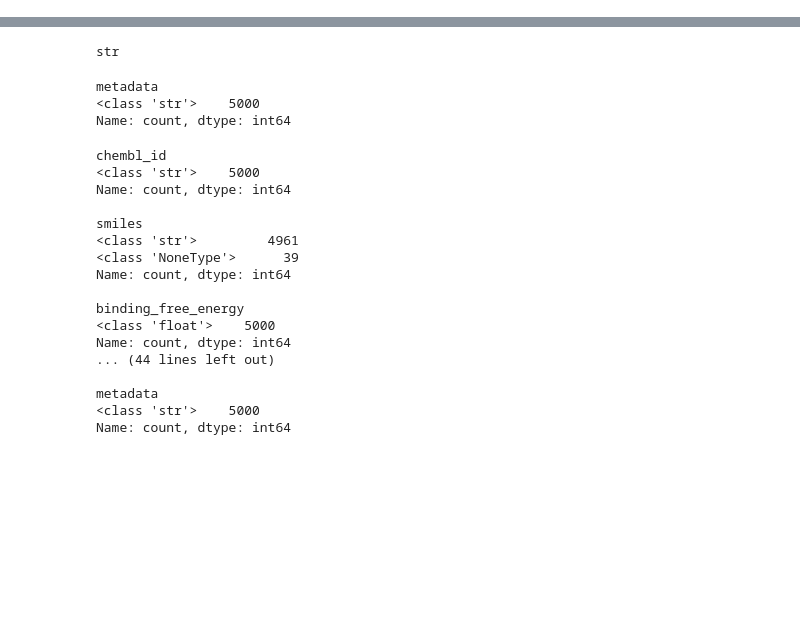
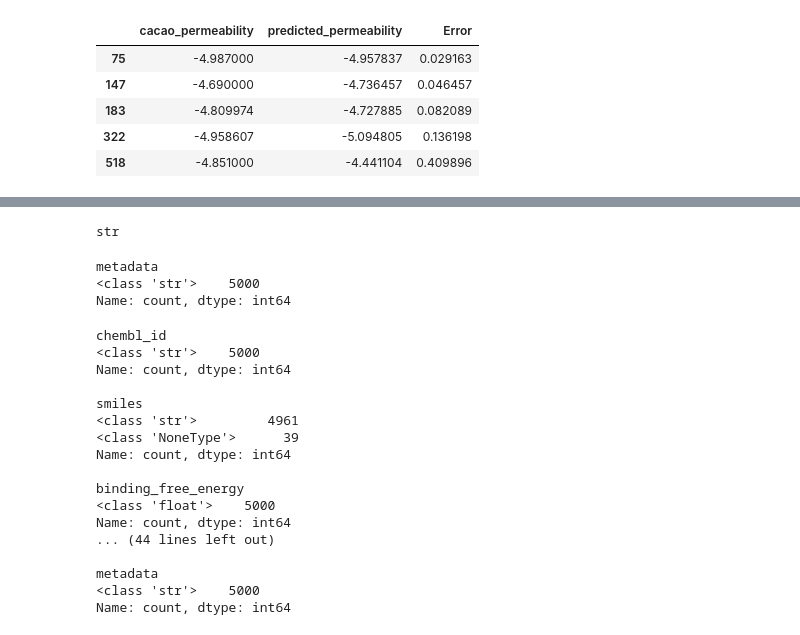
Before and after one commit to Azulene-Labs/SanjitAzuleneLabs, a Jupyter notebook: drug_dataset/enrich_properties/enrich_properties_test.ipynb, the cells around one changed output, grey strips where cells are left out. Cells and saved outputs as stored; diff of their text form; code cells hidden in the pictures; blank space fills up the shorter version.

```diff
--- a/drug_dataset/enrich_properties/enrich_properties_test.ipynb
+++ b/drug_dataset/enrich_properties/enrich_properties_test.ipynb
@@ -10,0 +14,4 @@ import joblib
+# %%
+## Get Cacao permeability data
+from tdc.single_pred import ADME
+cacao_data = ADME(name='Caco2_Wang')
@@ -27,8 +38,6 @@ DB_NAME = os.getenv("DB_NAME")
 DB_PORT = os.getenv("DB_PORT", 5432)
 
 BATCH_SIZE = 1000
-
-permeability_model = joblib.load("models/permeability_rf.joblib")
 
 def get_cacao_permeability(df, cacao):
     """Fetch permeability from CACAO database (placeholder function)."""
@@ -87,11 +96,27 @@ def fetch_data(limit=None):
     return pd.read_sql(query, engine)
 
 
+def fetch_data_enriched(limit=None):
+    """Fetch data from PostgreSQL table."""
+    query = "SELECT * FROM drug_properties_enriched"
+    if limit:
+        query += f" LIMIT {limit}"
+    return pd.read_sql(query, engine)
+
+
 # --- Enrichment Pipeline ---
 def enrich_dataframe(df):
 
     df = df.dropna(subset=["smiles"]).copy()
     df = df[df["smiles"].apply(lambda s: isinstance(s, str) and len(s.strip()) > 0)]
+
+
+    ## Get the caco permeability data from cacao and merge into df
+    cacao = cacao_data.get_data()
+    print(cacao.head())
+    print(len(df))
+    df = get_cacao_permeability(df, cacao)
+    print(len(df))
 
     enriched = []
     for _, row in tqdm(df.iterrows(), total=len(df), desc="Enriching molecules"):
@@ -111,17 +136,13 @@ def enrich_dataframe(df):
             hbd,
             hba,
             Descriptors.NumRotatableBonds(mol)
-
-
-    ]
+        ]
 
         ## Include permeability model prediction AND direct predictions from CACAO when available (NA if othterwise)
         #permeability = get_cacao_permeability(df, cacao)
         permeability_predictions = float(permeability_model.predict([desc])[0])
+        row["predicted_permeability"] = permeability_predictions
 
-
-
-        row["permeability_predictions"] = permeability_predictions
         row["hba"]  = hba
         row["hbd"]  = hbd
         row["psa"]  = psa
@@ -175,3 +196,5 @@ SyntaxError: invalid syntax (2798340368.py, line 108)
 # %%
-enriched_df.head()
+original_df = fetch_data()
+print(f"Fetched {len(original_df)} records.")
+print(original_df.head())
 # %% [output]
@@ -184,3 +218,4 @@ enriched_df.head()
 # %%
-enriched_df.keys()
+enriched_df = enrich_dataframe(original_df)
+print(enriched_df.head())
 # %% [output]
@@ -190,0 +296,15 @@ Index(['chembl_id', 'smiles', 'binding_free_energy', 'solubility', 'logp',
+# %%
+import numpy as np
+## Compare cacao perm with predicted perm
+just_perm = enriched_df[['cacao_permeability', 'predicted_permeability']]
+just_perm_no_nan = just_perm.dropna()
+just_perm_no_nan["Error"] = np.abs(just_perm_no_nan["cacao_permeability"] - just_perm_no_nan["predicted_permeability"])
+
+just_perm_no_nan.head()
+# %% [output]
+|  | cacao_permeability | predicted_permeability | Error |
+| 75 | -4.987000 | -4.957837 | 0.029163 |
+| 147 | -4.690000 | -4.736457 | 0.046457 |
+| 183 | -4.809974 | -4.727885 | 0.082089 |
+| 322 | -4.958607 | -5.094805 | 0.136198 |
+| 518 | -4.851000 | -4.441104 | 0.409896 |
```
Also changed, not shown: parts of 10 cells of this notebook, 3 other files.
